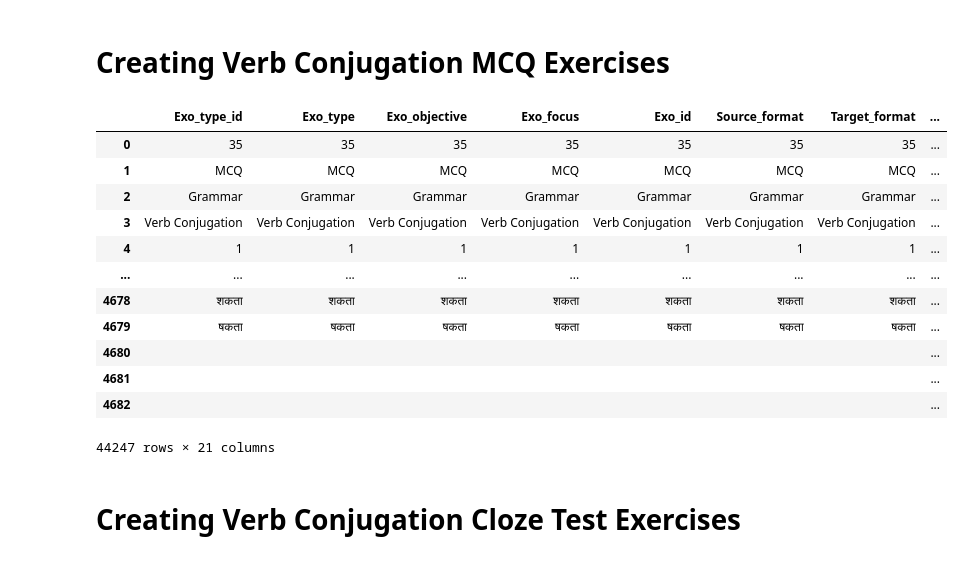
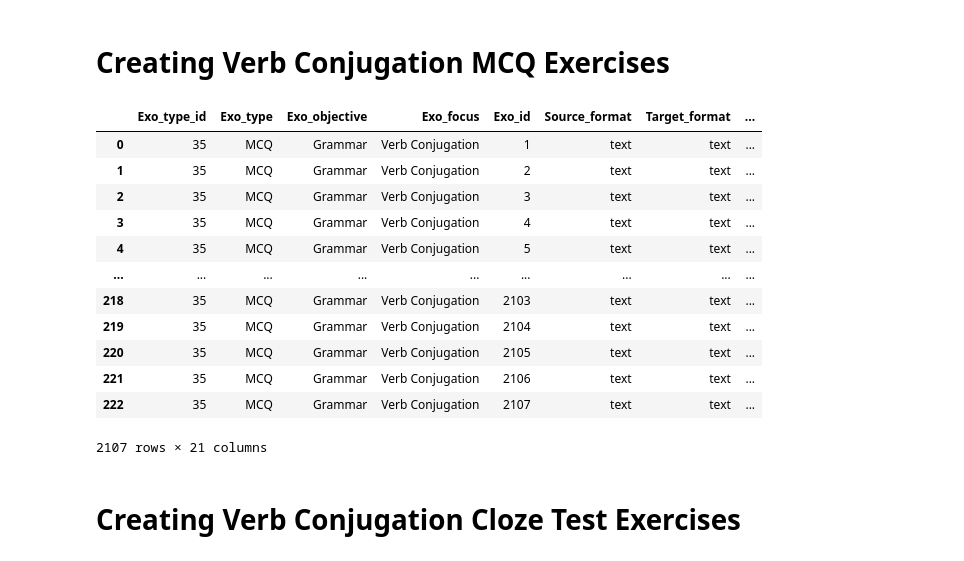
Before and after one commit to hugolpz/WeSpeaxExos, a Jupyter notebook: hi/Hindi_Exercises.ipynb, the cells around one changed output. Drawn from its saved outputs; the diff is of its cells as text; code cells hidden in the pictures.

```diff
--- a/hi/Hindi_Exercises.ipynb
+++ b/hi/Hindi_Exercises.ipynb
@@ -300,7 +300,7 @@ df_w_fc
 def spelling_mcq(df_source, exo_id, cols):
     data = []
 
-    spellings = dict.fromkeys(cols, [])
+    spellings = {col: [] for col in cols}
 
 
     for i in range(len(df_source)):
@@ -422,7 +422,7 @@ df_s_fc
 # %%
 def verb_conjug_mcq(df_source, exo_id, cols):
 
-    verb_conjug = dict.fromkeys(cols, [])
+    verb_conjug = {col: [] for col in cols}
 
     for i in range(len(df_source)):
         doc_hi_phrase = nlp_hi_stanza(str(df_source["Hindi"][i]))
@@ -480,45 +480,45 @@ def verb_conjug_mcq(df_source, exo_id, cols):
                         str(df_source["French"][i]))
                     verb_conjug["Instruction"].append(
                         "Conjugate the verb correctly:")
                     verb_conjug["Sentence_w_blank"].append(str(f"{question[b]} ({hint[b]})"))
                     verb_conjug["Right_answer"].append(str(answer[b]))
                     verb_conjug["Dist_1"].append(list_of_distractors[0]),
                     verb_conjug["Dist_2"].append(list_of_distractors[1]),
                     verb_conjug["Dist_3"].append(list_of_distractors[2]),
                     verb_conjug["Explanation"].append("")
                     verb_conjug["Difficulty"].append("")
                     verb_conjug["Remediation"].append("")
 
     return exo_id, verb_conjug
 
 exo_id = 0
 
 exo_id, data_v_conjug_mcq_1 = verb_conjug_mcq(df_7000_sents_1, exo_id, cols)
 df_v_conjug_mcq_1 = pd.DataFrame(data_v_conjug_mcq_1, columns=cols)
 
 exo_id, data_v_conjug_mcq_2 = verb_conjug_mcq(df_7000_sents_2, exo_id, cols)
 df_v_conjug_mcq_2 = pd.DataFrame(data_v_conjug_mcq_2, columns=cols)
 
 exo_id, data_v_conjug_mcq_3 = verb_conjug_mcq(df_7000_sents_3, exo_id, cols)
 df_v_conjug_mcq_3 = pd.DataFrame(data_v_conjug_mcq_3, columns=cols)
 
 frames_v_conjug_mcq = [df_v_conjug_mcq_1, df_v_conjug_mcq_2, df_v_conjug_mcq_3]
 df_v_conjug_mcq = pd.concat(frames_v_conjug_mcq)
 df_v_conjug_mcq
 # %% [output]
 |  | Exo_type_id | Exo_type | Exo_objective | Exo_focus | Exo_id | Source_format | Target_format | ... |
-| 0 | 35 | 35 | 35 | 35 | 35 | 35 | 35 | ... |
-| 1 | MCQ | MCQ | MCQ | MCQ | MCQ | MCQ | MCQ | ... |
-| 2 | Grammar | Grammar | Grammar | Grammar | Grammar | Grammar | Grammar | ... |
-| 3 | Verb Conjugation | Verb Conjugation | Verb Conjugation | Verb Conjugation | Verb Conjugation | Verb Conjugation | Verb Conjugation | ... |
-| 4 | 1 | 1 | 1 | 1 | 1 | 1 | 1 | ... |
+| 0 | 35 | MCQ | Grammar | Verb Conjugation | 1 | text | text | ... |
+| 1 | 35 | MCQ | Grammar | Verb Conjugation | 2 | text | text | ... |
+| 2 | 35 | MCQ | Grammar | Verb Conjugation | 3 | text | text | ... |
+| 3 | 35 | MCQ | Grammar | Verb Conjugation | 4 | text | text | ... |
+| 4 | 35 | MCQ | Grammar | Verb Conjugation | 5 | text | text | ... |
 | ... | ... | ... | ... | ... | ... | ... | ... | ... |
-| 4678 | शकता | शकता | शकता | शकता | शकता | शकता | शकता | ... |
-| 4679 | षकता | षकता | षकता | षकता | षकता | षकता | षकता | ... |
-| 4680 |  |  |  |  |  |  |  | ... |
-| 4681 |  |  |  |  |  |  |  | ... |
-| 4682 |  |  |  |  |  |  |  | ... |
+| 218 | 35 | MCQ | Grammar | Verb Conjugation | 2103 | text | text | ... |
+| 219 | 35 | MCQ | Grammar | Verb Conjugation | 2104 | text | text | ... |
+| 220 | 35 | MCQ | Grammar | Verb Conjugation | 2105 | text | text | ... |
+| 221 | 35 | MCQ | Grammar | Verb Conjugation | 2106 | text | text | ... |
+| 222 | 35 | MCQ | Grammar | Verb Conjugation | 2107 | text | text | ... |
-44247 rows × 21 columns
+2107 rows × 21 columns
 # %% [markdown]
 # Creating Verb Conjugation Cloze Test Exercises
 # %%
```
Also changed, not shown: parts of 4 cells of this notebook, 1 other file.
